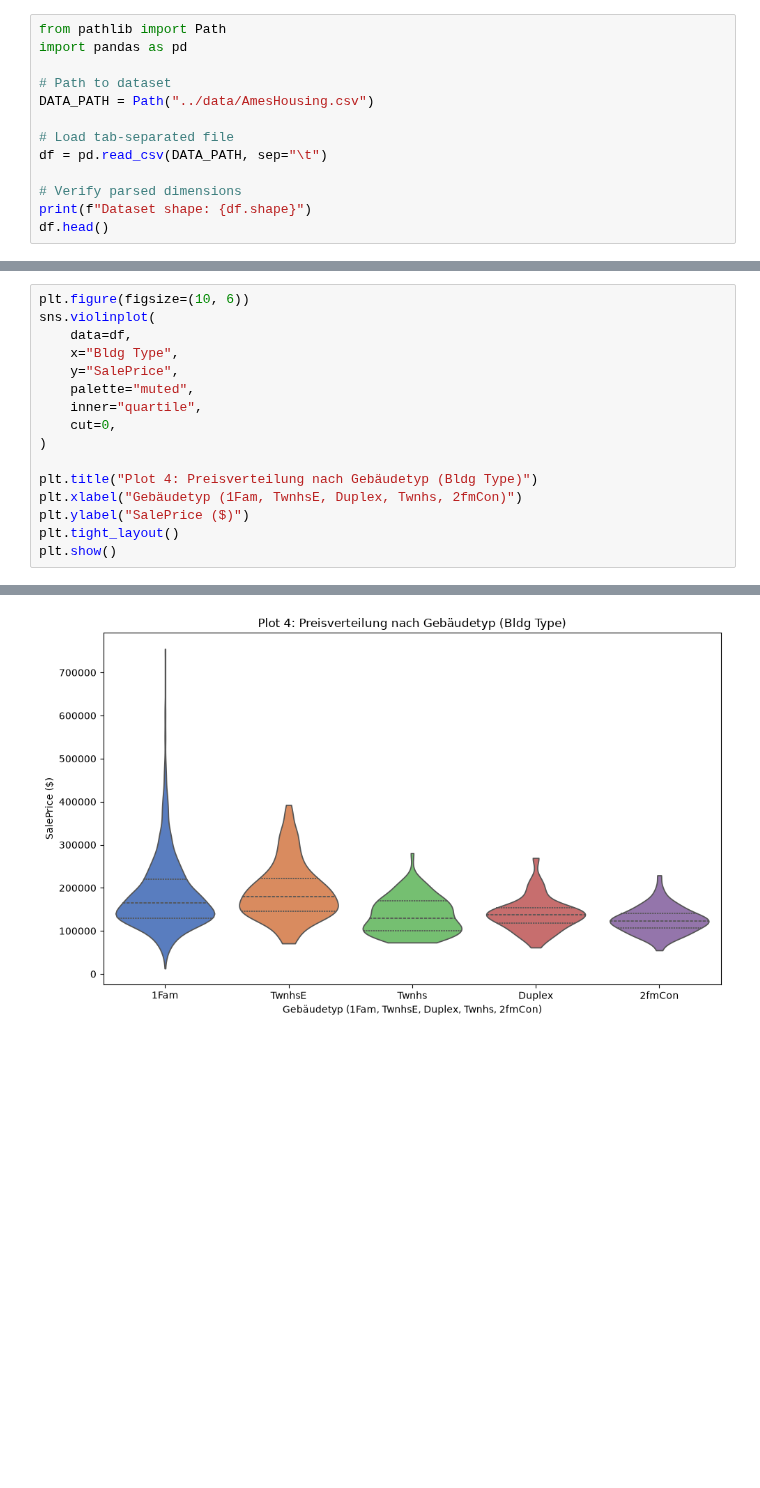
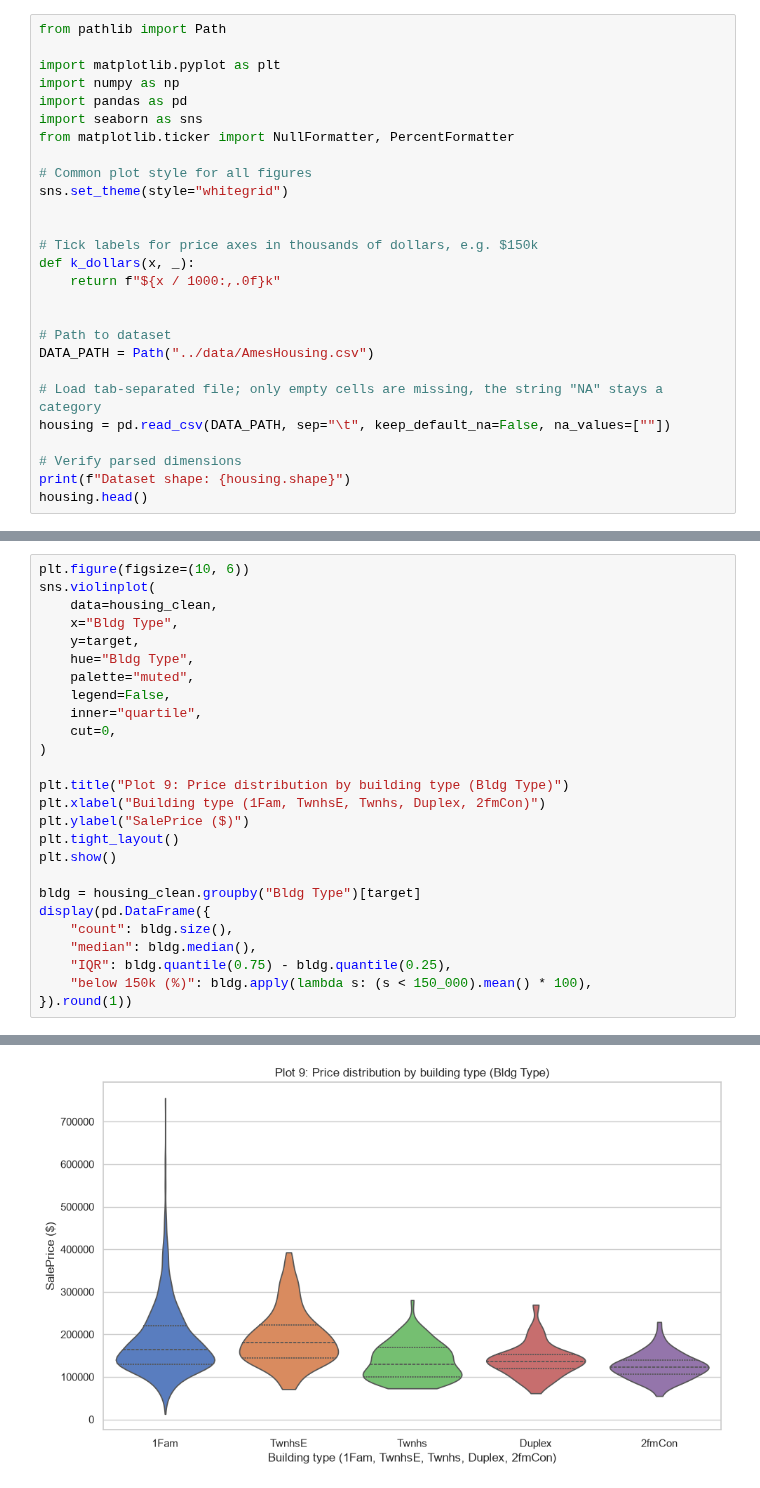
Before and after one commit to AdelinGabriel21/ames-housing-analysis, a Jupyter notebook: notebooks/01_exploratory_data_analysis.ipynb, the cells around one changed output, grey strips where cells are left out. Cells and saved outputs as stored; diff of their text form; blank space fills up the shorter version.

```diff
--- a/notebooks/01_exploratory_data_analysis.ipynb
+++ b/notebooks/01_exploratory_data_analysis.ipynb
@@ -10,16 +11,30 @@ Der **Ames Housing Datensatz** wurde von Dean De Cock als moderner Benchmark-Dat
 # %%
 from pathlib import Path
+
+import matplotlib.pyplot as plt
+import numpy as np
 import pandas as pd
+import seaborn as sns
+from matplotlib.ticker import NullFormatter, PercentFormatter
+
+# Common plot style for all figures
+sns.set_theme(style="whitegrid")
+
+
+# Tick labels for price axes in thousands of dollars, e.g. $150k
+def k_dollars(x, _):
+    return f"${x / 1000:,.0f}k"
+
 
 # Path to dataset
 DATA_PATH = Path("../data/AmesHousing.csv")
 
-# Load tab-separated file
-df = pd.read_csv(DATA_PATH, sep="\t")
+# Load tab-separated file; only empty cells are missing, the string "NA" stays a category
+housing = pd.read_csv(DATA_PATH, sep="\t", keep_default_na=False, na_values=[""])
 
 # Verify parsed dimensions
-print(f"Dataset shape: {df.shape}")
-df.head()
+print(f"Dataset shape: {housing.shape}")
+housing.head()
 # %% [output]
 Dataset shape: (2930, 82)
 |  | Order | PID | MS SubClass | MS Zoning | Lot Frontage | Lot Area | Street | Alley | Lot Shape | ... |
@@ -241,17 +706,27 @@ Passing `palette` without assigning `hue` is deprecated and will be removed in v
 # %%
 plt.figure(figsize=(10, 6))
 sns.violinplot(
-    data=df,
+    data=housing_clean,
     x="Bldg Type",
-    y="SalePrice",
+    y=target,
+    hue="Bldg Type",
     palette="muted",
+    legend=False,
     inner="quartile",
     cut=0,
 )
 
-plt.title("Plot 4: Preisverteilung nach Gebäudetyp (Bldg Type)")
-plt.xlabel("Gebäudetyp (1Fam, TwnhsE, Duplex, Twnhs, 2fmCon)")
+plt.title("Plot 9: Price distribution by building type (Bldg Type)")
+plt.xlabel("Building type (1Fam, TwnhsE, Twnhs, Duplex, 2fmCon)")
 plt.ylabel("SalePrice ($)")
 plt.tight_layout()
 plt.show()
+
+bldg = housing_clean.groupby("Bldg Type")[target]
+display(pd.DataFrame({
+    "count": bldg.size(),
+    "median": bldg.median(),
+    "IQR": bldg.quantile(0.75) - bldg.quantile(0.25),
+    "below 150k (%)": bldg.apply(lambda s: (s < 150_000).mean() * 100),
+}).round(1))
 # %% [output]
@@ -261 +733 @@ Passing `palette` without assigning `hue` is deprecated and will be removed in v
-[figure, old version]
+[figure, new version]
```
Also changed, not shown: parts of 38 cells of this notebook.
